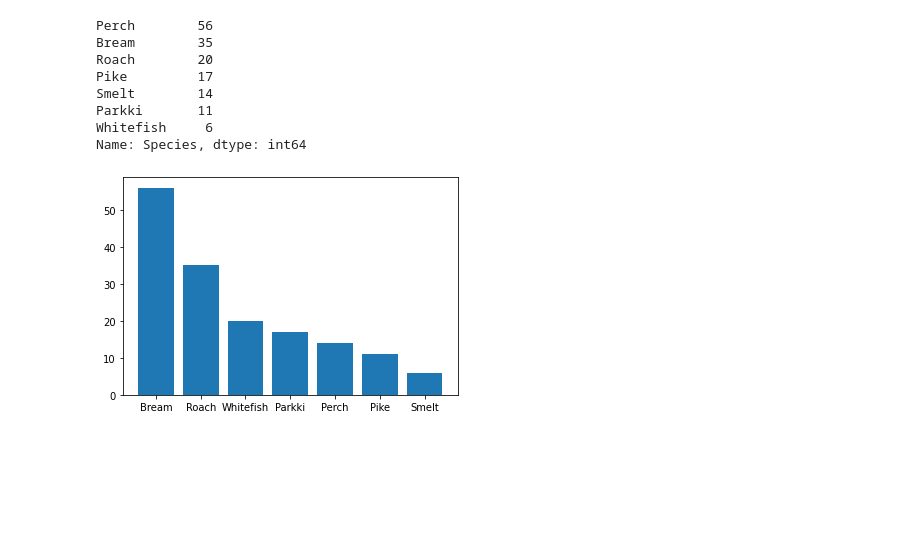
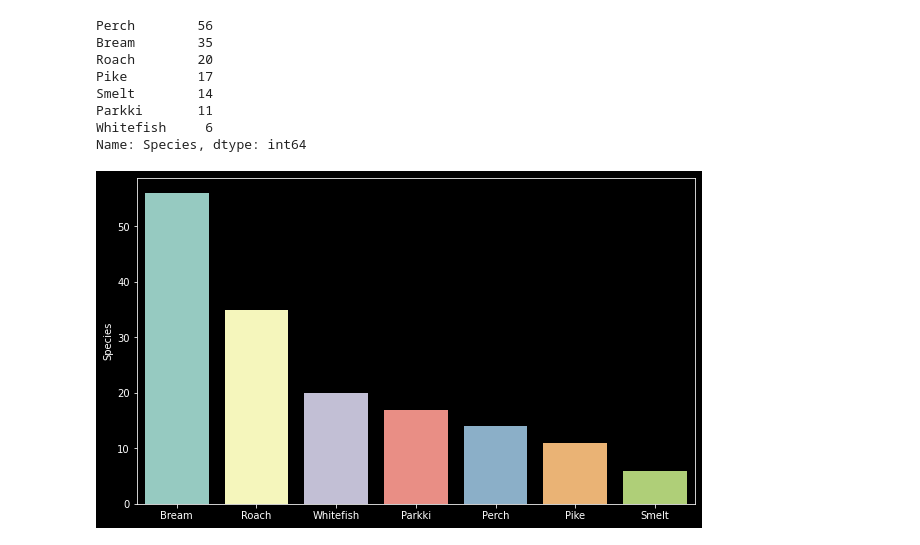
Before and after one commit to dasdebjeet/data_science, a Jupyter notebook: practice/Untitled.ipynb, the cells around one changed output. Cells and saved outputs as stored; diff of their text form; code cells hidden in the pictures; blank space fills up the shorter version.

```diff
--- a/practice/Untitled.ipynb
+++ b/practice/Untitled.ipynb
@@ -2,6 +2,8 @@
 import numpy as np
 import pandas as pd
 import matplotlib.pyplot as plt
+
+plt.style.use("dark_background")
 # %%
 df = pd.read_csv("../practice/practice_datasets/fish_specices.csv")
 df.sample(5)
@@ -37,8 +71,11 @@ Smelt        14
 Parkki       11
 Whitefish     6
 Name: Species, dtype: int64
-# %%
-plt.bar(df["Species"].unique(), df["Species"].value_counts())
-plt.show()
-# %% [output]
-[figure, removed]
+# %%
+import seaborn as sns
+plt.figure(figsize=(10, 6))
+
+sns.barplot(data=df, x=df["Species"].unique(), y=df["Species"].value_counts())
+plt.show()
+# %% [output]
+[figure, added]
```
Also changed, not shown: parts of 18 cells of this notebook.
